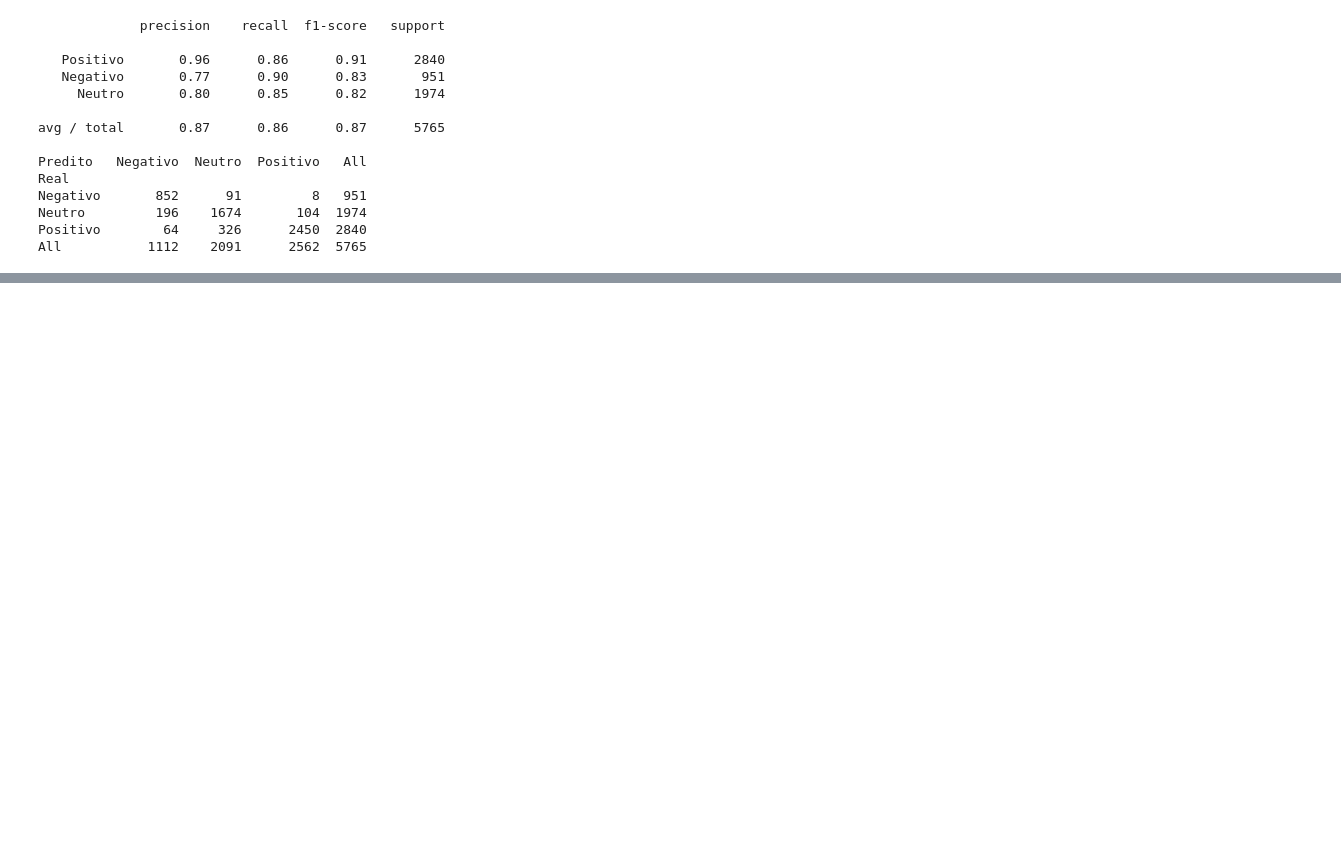
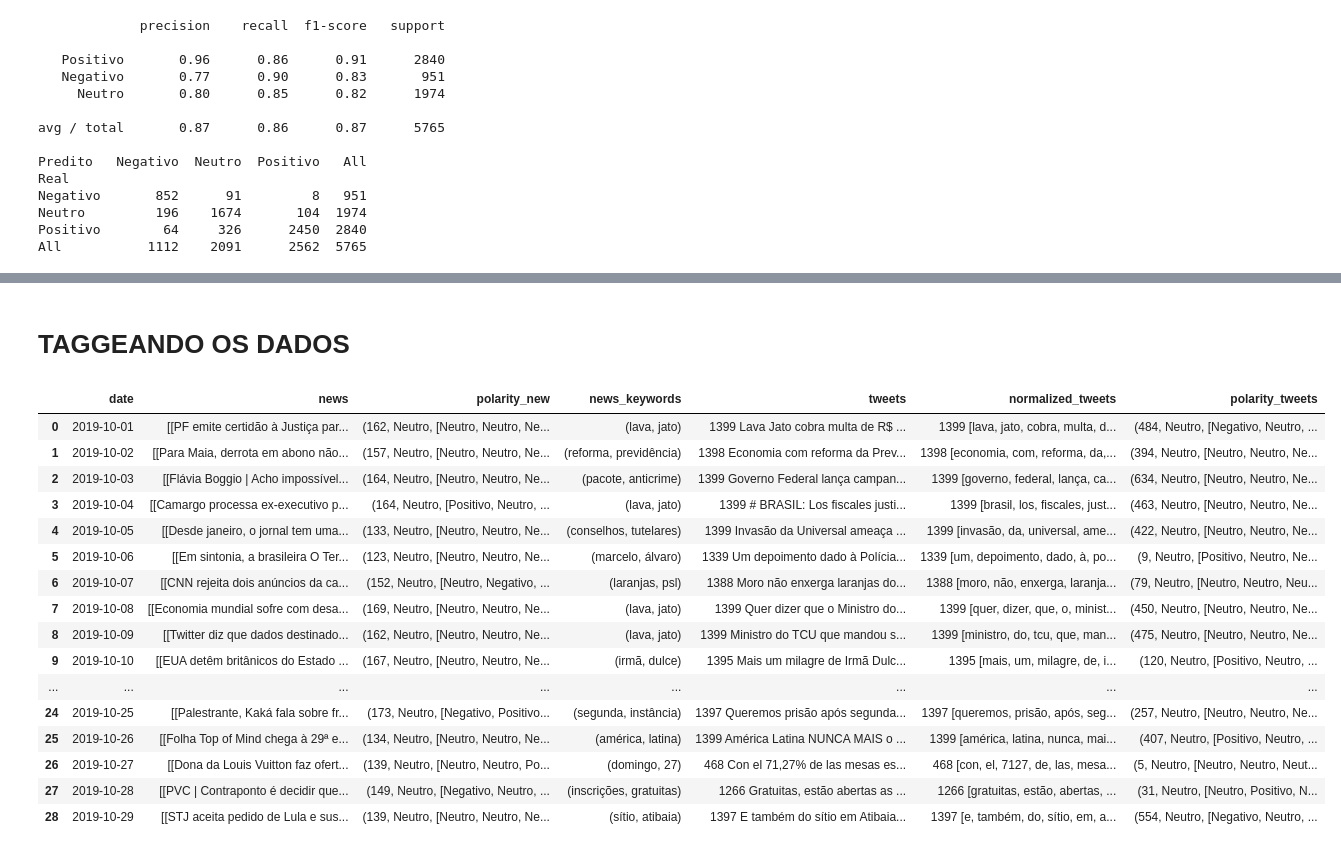
Before and after one commit to igorecarvalho/gcc153_dm_and_sent_analysis, a Jupyter notebook: notebook/Traininig.ipynb, the cells around one changed output, grey strips where cells are left out. Drawn from its saved outputs; the diff is of its cells as text; code cells hidden in the pictures; blank space fills up the shorter version.

Commit message:
dados classificados

```diff
--- a/notebook/Traininig.ipynb
+++ b/notebook/Traininig.ipynb
@@ -203,0 +194,53 @@ depurate_tweets['tweets'][27], modelo.predict(freq_testes)
+# %% [markdown]
+# TAGGEANDO OS DADOS
+# %%
+#remove linha com nenhum resultado
+#14/10/19
+depurate_tweets = depurate_tweets.drop([13])
+# %%
+import itertools
+def labeling(tweets):
+    #print(tweets)
+    #testes = list(itertools.chain.from_iterable(depurate_tweets['news'][13]))
+    #print(len(tweets))
+    tweets = [Preprocessing(i) for i in tweets]
+    freq_testes = vectorizer.transform(tweets)
+    labeled_tweets = modelo.predict(freq_testes)
+    #print(len(labeled_tweets))
+    top_label = pd.DataFrame(labeled_tweets).describe()[0][2]
+    #print(top_label)
+    return len(labeled_tweets), top_label, labeled_tweets
+# %%
+top_label = []
+for tweet_date in depurate_tweets['tweets']:
+    #tweet_date = list(itertools.chain.from_iterable(tweet_date))
+    #print(tweet_date)
+    top_label.append(labeling(tweet_date))
+depurate_tweets['polarity_tweets'] = top_label
+# %%
+top_label = []
+for tweet_date in depurate_tweets['news']:
+    tweet_date = list(itertools.chain.from_iterable(tweet_date))
+    #print(tweet_date)
+    top_label.append(labeling(tweet_date))
+depurate_tweets['polarity_new'] = top_label
+# %%
+depurate_tweets
+# %% [output]
+|  | date | news | polarity_new | news_keywords | tweets | normalized_tweets | polarity_tweets |
+| 0 | 2019-10-01 | [[PF emite certidão à Justiça par... | (162, Neutro, [Neutro, Neutro, Ne... | (lava, jato) | 1399 Lava Jato cobra multa de R$ ... | 1399 [lava, jato, cobra, multa, d... | (484, Neutro, [Negativo, Neutro, ... |
+| 1 | 2019-10-02 | [[Para Maia, derrota em abono não... | (157, Neutro, [Neutro, Neutro, Ne... | (reforma, previdência) | 1398 Economia com reforma da Prev... | 1398 [economia, com, reforma, da,... | (394, Neutro, [Neutro, Neutro, Ne... |
+| 2 | 2019-10-03 | [[Flávia Boggio | Acho impossível... | (164, Neutro, [Neutro, Neutro, Ne... | (pacote, anticrime) | 1399 Governo Federal lança campan... | 1399 [governo, federal, lança, ca... | (634, Neutro, [Neutro, Neutro, Ne... |
+| 3 | 2019-10-04 | [[Camargo processa ex-executivo p... | (164, Neutro, [Positivo, Neutro, ... | (lava, jato) | 1399 # BRASIL: Los fiscales justi... | 1399 [brasil, los, fiscales, just... | (463, Neutro, [Neutro, Neutro, Ne... |
+| 4 | 2019-10-05 | [[Desde janeiro, o jornal tem uma... | (133, Neutro, [Neutro, Neutro, Ne... | (conselhos, tutelares) | 1399 Invasão da Universal ameaça ... | 1399 [invasão, da, universal, ame... | (422, Neutro, [Neutro, Neutro, Ne... |
+| 5 | 2019-10-06 | [[Em sintonia, a brasileira O Ter... | (123, Neutro, [Neutro, Neutro, Ne... | (marcelo, álvaro) | 1339 Um depoimento dado à Polícia... | 1339 [um, depoimento, dado, à, po... | (9, Neutro, [Positivo, Neutro, Ne... |
+| 6 | 2019-10-07 | [[CNN rejeita dois anúncios da ca... | (152, Neutro, [Neutro, Negativo, ... | (laranjas, psl) | 1388 Moro não enxerga laranjas do... | 1388 [moro, não, enxerga, laranja... | (79, Neutro, [Neutro, Neutro, Neu... |
+| 7 | 2019-10-08 | [[Economia mundial sofre com desa... | (169, Neutro, [Neutro, Neutro, Ne... | (lava, jato) | 1399 Quer dizer que o Ministro do... | 1399 [quer, dizer, que, o, minist... | (450, Neutro, [Neutro, Neutro, Ne... |
+| 8 | 2019-10-09 | [[Twitter diz que dados destinado... | (162, Neutro, [Neutro, Neutro, Ne... | (lava, jato) | 1399 Ministro do TCU que mandou s... | 1399 [ministro, do, tcu, que, man... | (475, Neutro, [Neutro, Neutro, Ne... |
+| 9 | 2019-10-10 | [[EUA detêm britânicos do Estado ... | (167, Neutro, [Neutro, Neutro, Ne... | (irmã, dulce) | 1395 Mais um milagre de Irmã Dulc... | 1395 [mais, um, milagre, de, i... | (120, Neutro, [Positivo, Neutro, ... |
+| ... | ... | ... | ... | ... | ... | ... | ... |
+| 24 | 2019-10-25 | [[Palestrante, Kaká fala sobre fr... | (173, Neutro, [Negativo, Positivo... | (segunda, instância) | 1397 Queremos prisão após segunda... | 1397 [queremos, prisão, após, seg... | (257, Neutro, [Neutro, Neutro, Ne... |
+| 25 | 2019-10-26 | [[Folha Top of Mind chega à 29ª e... | (134, Neutro, [Neutro, Neutro, Ne... | (américa, latina) | 1399 América Latina NUNCA MAIS o ... | 1399 [américa, latina, nunca, mai... | (407, Neutro, [Positivo, Neutro, ... |
+| 26 | 2019-10-27 | [[Dona da Louis Vuitton faz ofert... | (139, Neutro, [Neutro, Neutro, Po... | (domingo, 27) | 468 Con el 71,27% de las mesas es... | 468 [con, el, 7127, de, las, mesa... | (5, Neutro, [Neutro, Neutro, Neut... |
+| 27 | 2019-10-28 | [[PVC | Contraponto é decidir que... | (149, Neutro, [Negativo, Neutro, ... | (inscrições, gratuitas) | 1266 Gratuitas, estão abertas as ... | 1266 [gratuitas, estão, abertas, ... | (31, Neutro, [Neutro, Positivo, N... |
+| 28 | 2019-10-29 | [[STJ aceita pedido de Lula e sus... | (139, Neutro, [Neutro, Neutro, Ne... | (sítio, atibaia) | 1397 E também do sítio em Atibaia... | 1397 [e, também, do, sítio, em, a... | (554, Neutro, [Negativo, Neutro, ... |
```
Also changed, not shown: parts of 4 cells of this notebook, 2 other files.
